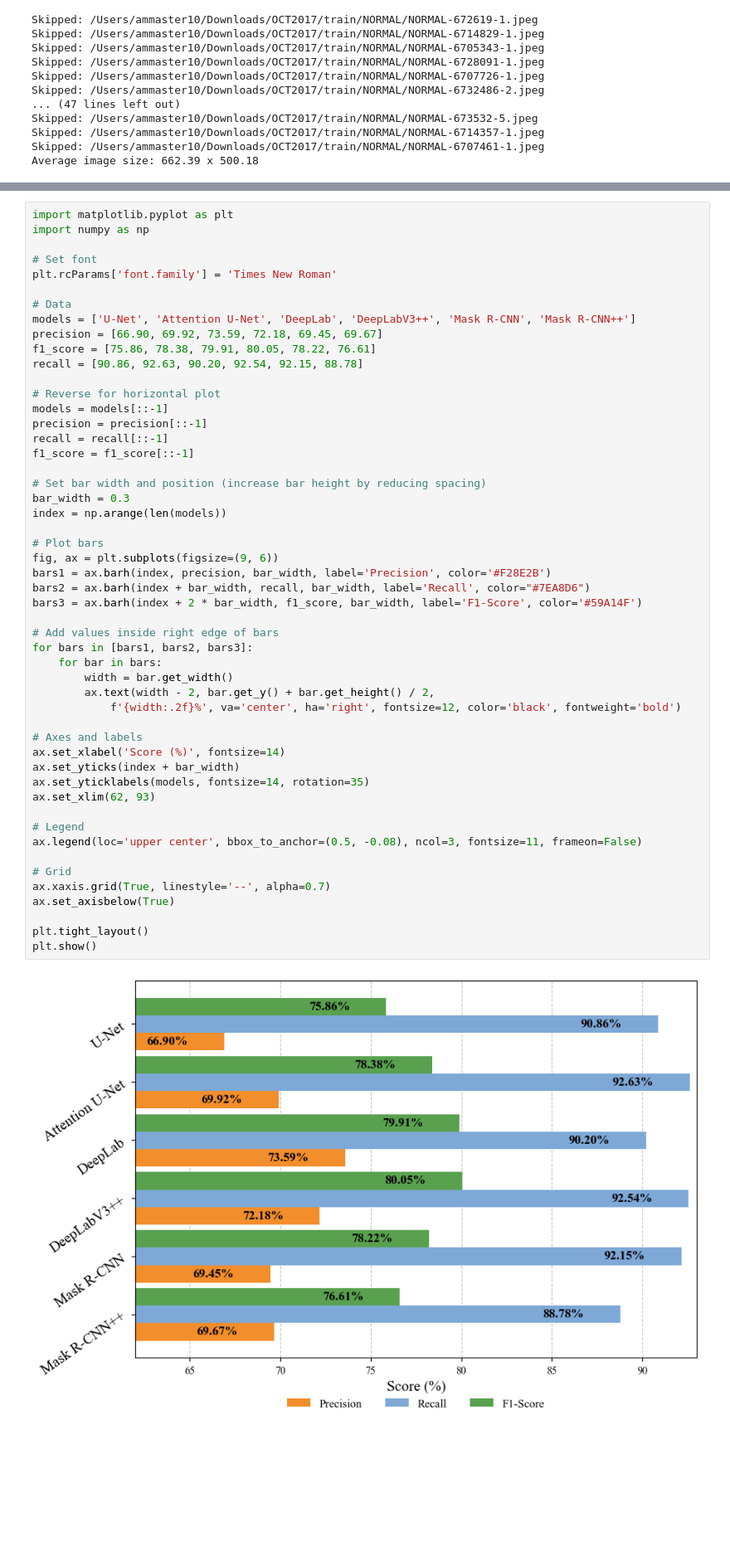
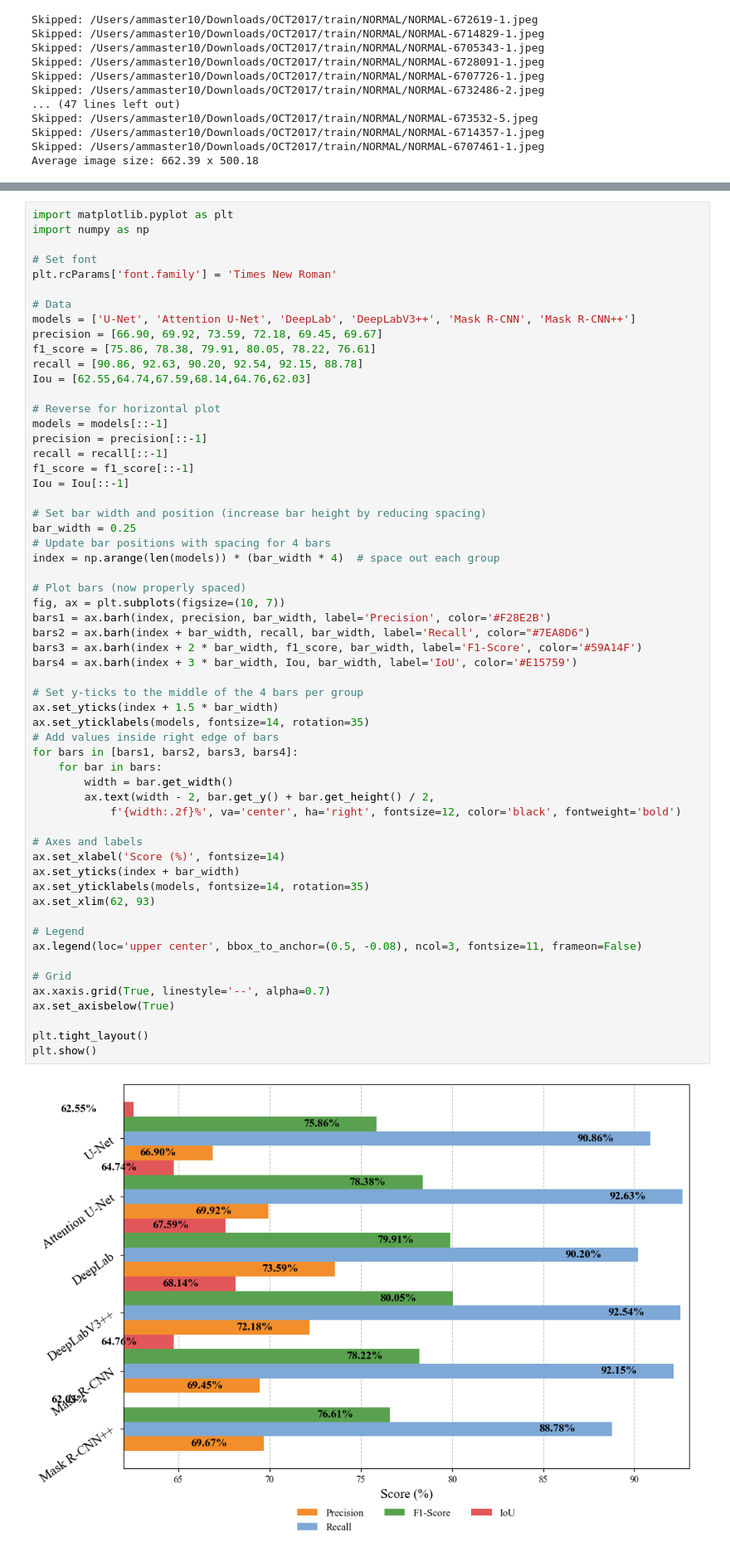
Before and after one commit to ammaster10s/Year3, a Jupyter notebook: Temp/Test.ipynb, the cells around one changed output, grey strips where cells are left out. Shown at 83% size. Drawn from its saved outputs; the diff is of its cells as text; blank space fills up the shorter version.

Commit message:
Model Eval Plot

```diff
--- a/Temp/Test.ipynb
+++ b/Temp/Test.ipynb
@@ -690,44 +754,51 @@ models = ['U-Net', 'Attention U-Net', 'DeepLab', 'DeepLabV3++', 'Mask R-CNN', 'M
 precision = [66.90, 69.92, 73.59, 72.18, 69.45, 69.67]
 f1_score = [75.86, 78.38, 79.91, 80.05, 78.22, 76.61]
 recall = [90.86, 92.63, 90.20, 92.54, 92.15, 88.78]
+Iou = [62.55,64.74,67.59,68.14,64.76,62.03]
 
 # Reverse for horizontal plot
 models = models[::-1]
 precision = precision[::-1]
 recall = recall[::-1]
 f1_score = f1_score[::-1]
+Iou = Iou[::-1]
 
 # Set bar width and position (increase bar height by reducing spacing)
-bar_width = 0.3
-index = np.arange(len(models))
+bar_width = 0.25
+# Update bar positions with spacing for 4 bars
+index = np.arange(len(models)) * (bar_width * 4)  # space out each group
 
-# Plot bars
-fig, ax = plt.subplots(figsize=(9, 6))
+# Plot bars (now properly spaced)
+fig, ax = plt.subplots(figsize=(10, 7))
 bars1 = ax.barh(index, precision, bar_width, label='Precision', color='#F28E2B')
 bars2 = ax.barh(index + bar_width, recall, bar_width, label='Recall', color="#7EA8D6")
 bars3 = ax.barh(index + 2 * bar_width, f1_score, bar_width, label='F1-Score', color='#59A14F')
+bars4 = ax.barh(index + 3 * bar_width, Iou, bar_width, label='IoU', color='#E15759')
 
+# Set y-ticks to the middle of the 4 bars per group
+ax.set_yticks(index + 1.5 * bar_width)
+ax.set_yticklabels(models, fontsize=14, rotation=35)
 # Add values inside right edge of bars
-for bars in [bars1, bars2, bars3]:
+for bars in [bars1, bars2, bars3, bars4]:
     for bar in bars:
         width = bar.get_width()
         ax.text(width - 2, bar.get_y() + bar.get_height() / 2,
             f'{width:.2f}%', va='center', ha='right', fontsize=12, color='black', fontweight='bold')
 
 # Axes and labels
 ax.set_xlabel('Score (%)', fontsize=14)
 ax.set_yticks(index + bar_width)
 ax.set_yticklabels(models, fontsize=14, rotation=35)
 ax.set_xlim(62, 93)
 
 # Legend
 ax.legend(loc='upper center', bbox_to_anchor=(0.5, -0.08), ncol=3, fontsize=11, frameon=False)
 
 # Grid
 ax.xaxis.grid(True, linestyle='--', alpha=0.7)
 ax.set_axisbelow(True)
 
 plt.tight_layout()
 plt.show()
 # %% [output]
-[figure, old version]
+[figure, new version]
```
Also changed, not shown: parts of 1 cell of this notebook.
